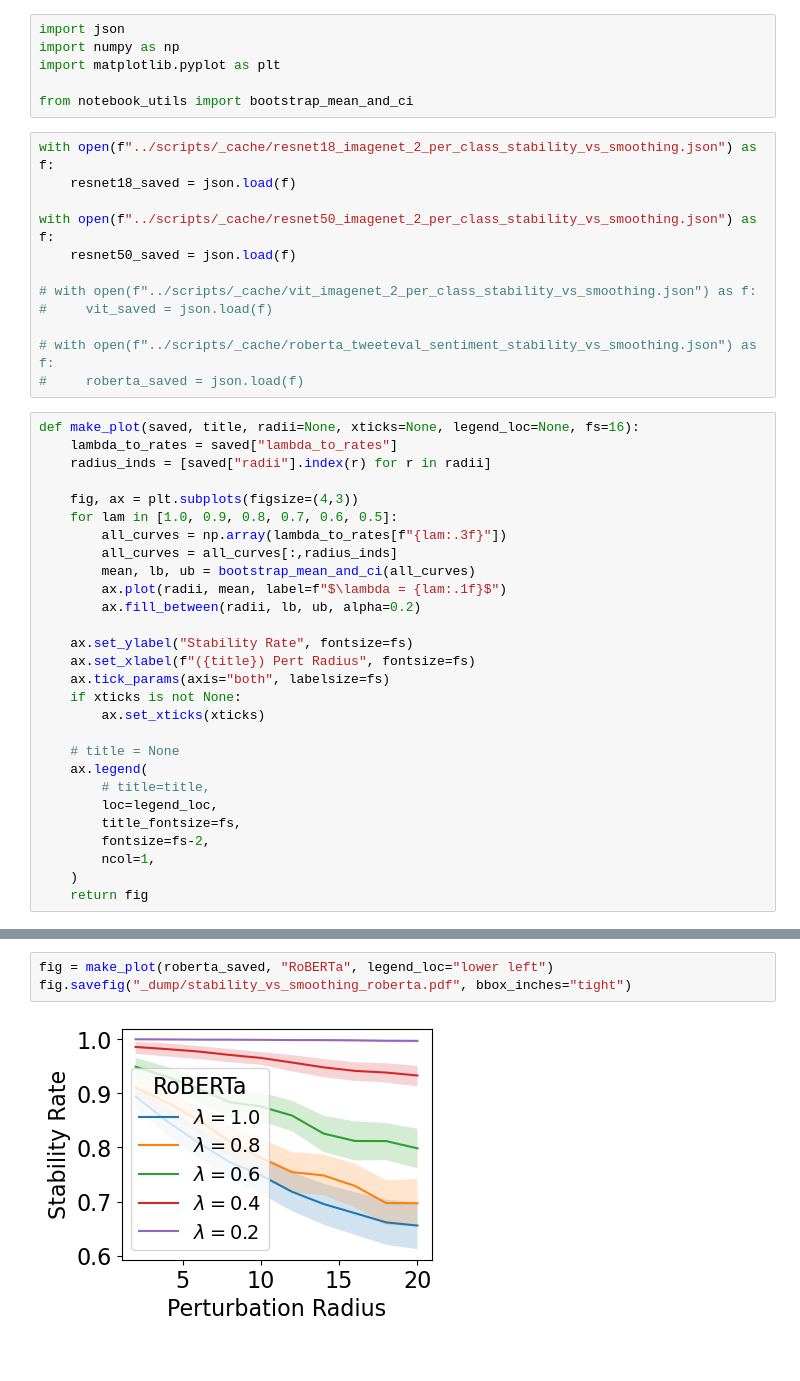
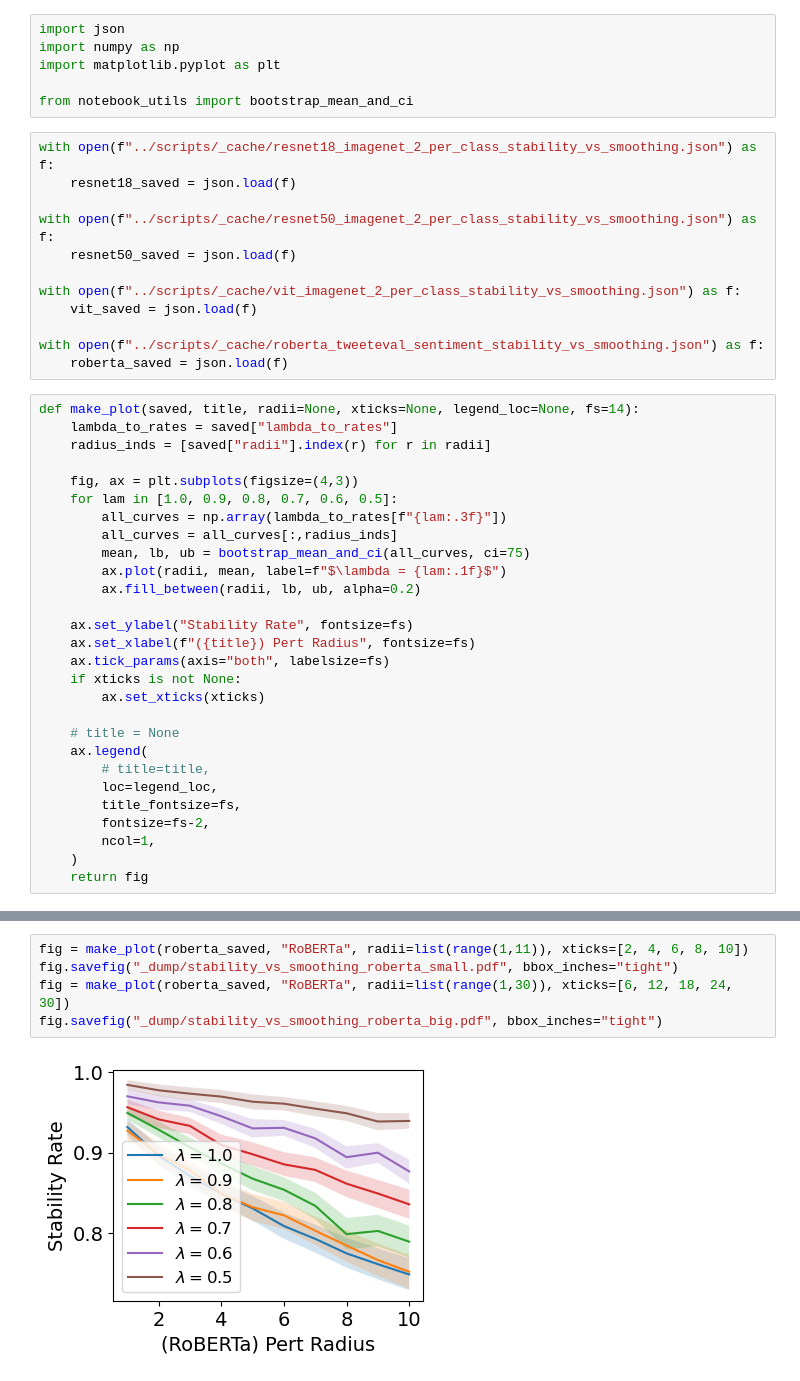
Before and after one commit to helenjin/soft_stability, a Jupyter notebook: notebooks/plot_stability_vs_smoothing.ipynb, the cells around one changed output, grey strips where cells are left out. Saved outputs shown, nothing was run; the diff lists cells and outputs as text.

```diff
--- a/notebooks/plot_stability_vs_smoothing.ipynb
+++ b/notebooks/plot_stability_vs_smoothing.ipynb
@@ -11,13 +11,13 @@ with open(f"../scripts/_cache/resnet18_imagenet_2_per_class_stability_vs_smoothi
 with open(f"../scripts/_cache/resnet50_imagenet_2_per_class_stability_vs_smoothing.json") as f:
     resnet50_saved = json.load(f)
 
-# with open(f"../scripts/_cache/vit_imagenet_2_per_class_stability_vs_smoothing.json") as f:
-#     vit_saved = json.load(f)
+with open(f"../scripts/_cache/vit_imagenet_2_per_class_stability_vs_smoothing.json") as f:
+    vit_saved = json.load(f)
 
-# with open(f"../scripts/_cache/roberta_tweeteval_sentiment_stability_vs_smoothing.json") as f:
-#     roberta_saved = json.load(f)
+with open(f"../scripts/_cache/roberta_tweeteval_sentiment_stability_vs_smoothing.json") as f:
+    roberta_saved = json.load(f)
 # %%
-def make_plot(saved, title, radii=None, xticks=None, legend_loc=None, fs=16):
+def make_plot(saved, title, radii=None, xticks=None, legend_loc=None, fs=14):
     lambda_to_rates = saved["lambda_to_rates"]
     radius_inds = [saved["radii"].index(r) for r in radii]
 
@@ -25,7 +25,7 @@ def make_plot(saved, title, radii=None, xticks=None, legend_loc=None, fs=16):
     for lam in [1.0, 0.9, 0.8, 0.7, 0.6, 0.5]:
         all_curves = np.array(lambda_to_rates[f"{lam:.3f}"])
         all_curves = all_curves[:,radius_inds]
-        mean, lb, ub = bootstrap_mean_and_ci(all_curves)
+        mean, lb, ub = bootstrap_mean_and_ci(all_curves, ci=75)
         ax.plot(radii, mean, label=f"$\lambda = {lam:.1f}$")
         ax.fill_between(radii, lb, ub, alpha=0.2)
 
@@ -77,5 +71,7 @@ fig.savefig("_dump/stability_vs_smoothing_vit.pdf", bbox_inches="tight")
 # %%
-fig = make_plot(roberta_saved, "RoBERTa", legend_loc="lower left")
-fig.savefig("_dump/stability_vs_smoothing_roberta.pdf", bbox_inches="tight")
+fig = make_plot(roberta_saved, "RoBERTa", radii=list(range(1,11)), xticks=[2, 4, 6, 8, 10])
+fig.savefig("_dump/stability_vs_smoothing_roberta_small.pdf", bbox_inches="tight")
+fig = make_plot(roberta_saved, "RoBERTa", radii=list(range(1,30)), xticks=[6, 12, 18, 24, 30])
+fig.savefig("_dump/stability_vs_smoothing_roberta_big.pdf", bbox_inches="tight")
 # %% [output]
-[figure, old version]
+[figure, new version]
```
Also changed, not shown: parts of 8 cells of this notebook, 7 other files.
